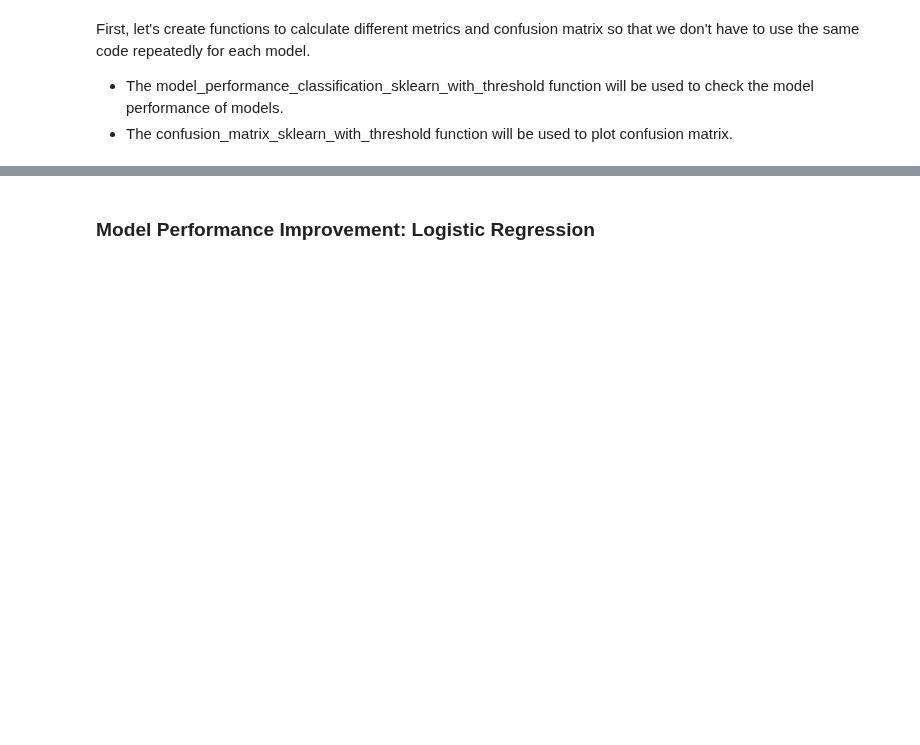
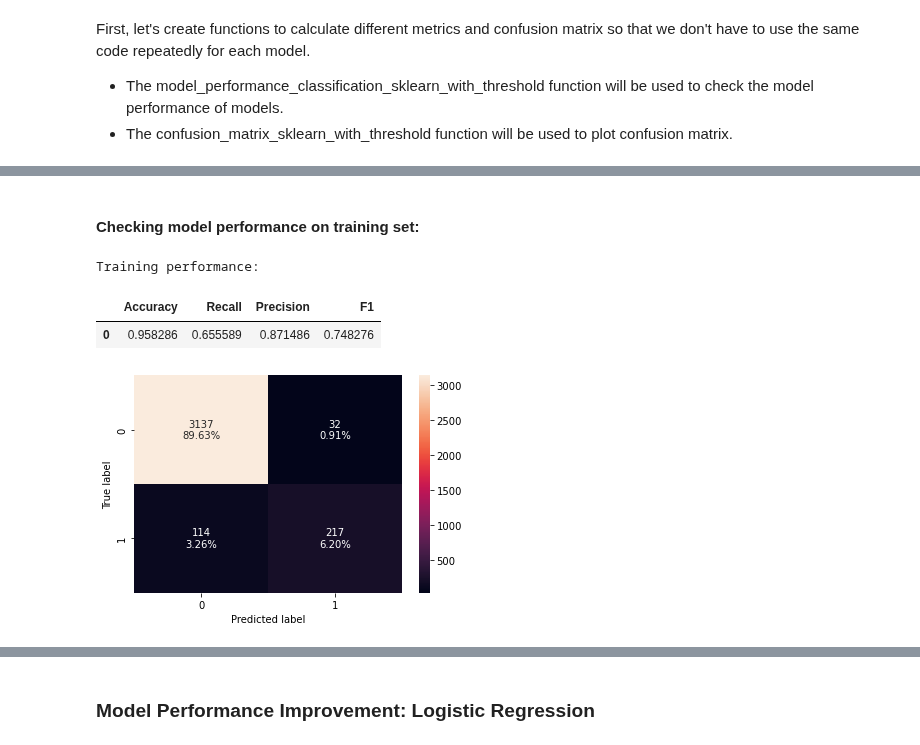
Before and after one commit to FoxHoundOps/PGP-AI-ML, a Jupyter notebook: project2/SLC_Full_Code.ipynb, the cells around one changed output, grey strips where cells are left out. Cells and saved outputs as stored; diff of their text form; code cells hidden in the pictures; blank space fills up the shorter version.

Commit message:
Created models, evaluation and recommendations.

```diff
--- a/project2/SLC_Full_Code.ipynb
+++ b/project2/SLC_Full_Code.ipynb
@@ -957,0 +965,3 @@ def confusion_matrix_sklearn_with_threshold(model, predictors, target, threshold
+# %%
+lg = LogisticRegression(random_state=1)
+model = lg.fit(X_train, y_train)
@@ -957,0 +970,16 @@ def confusion_matrix_sklearn_with_threshold(model, predictors, target, threshold
+# %% [markdown]
+#### Checking model performance on training set:
+# %%
+# create confusion matrix
+confusion_matrix_sklearn_with_threshold(lg, X_train, y_train)
+
+# Model Performance on train
+log_reg_model_train_perf = model_performance_classification_sklearn_with_threshold(lg, X_train, y_train)
+
+print("Training performance:")
+log_reg_model_train_perf
+# %% [output]
+Training performance:
+|  | Accuracy | Recall | Precision | F1 |
+| 0 | 0.958286 | 0.655589 | 0.871486 | 0.748276 |
+[figure, added]
```
Also changed, not shown: parts of 98 cells of this notebook.
